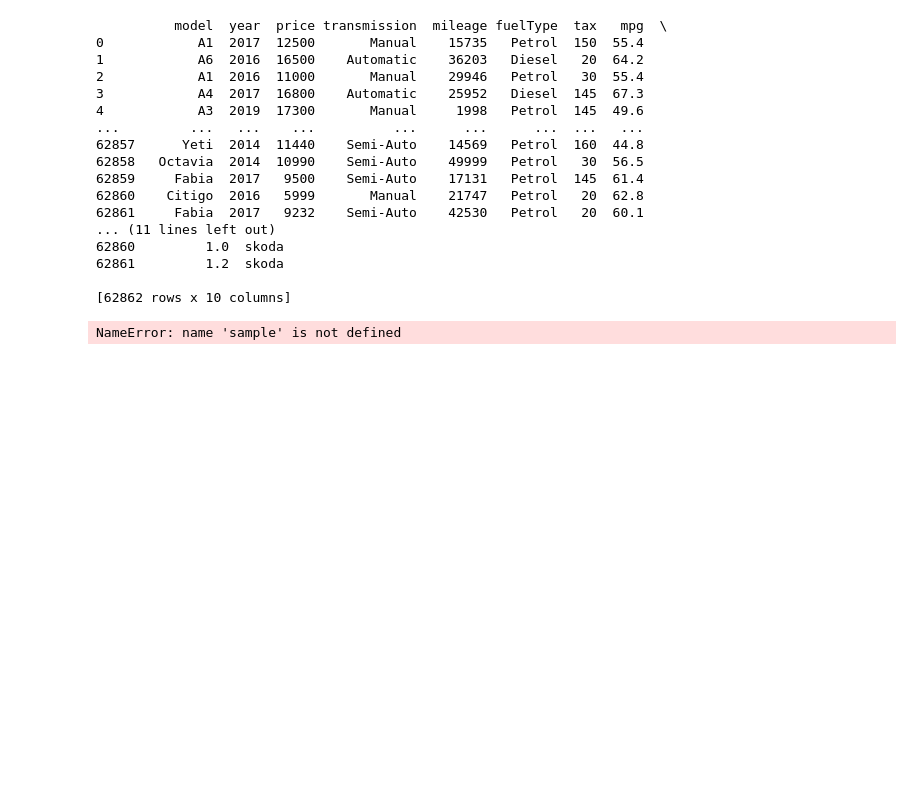
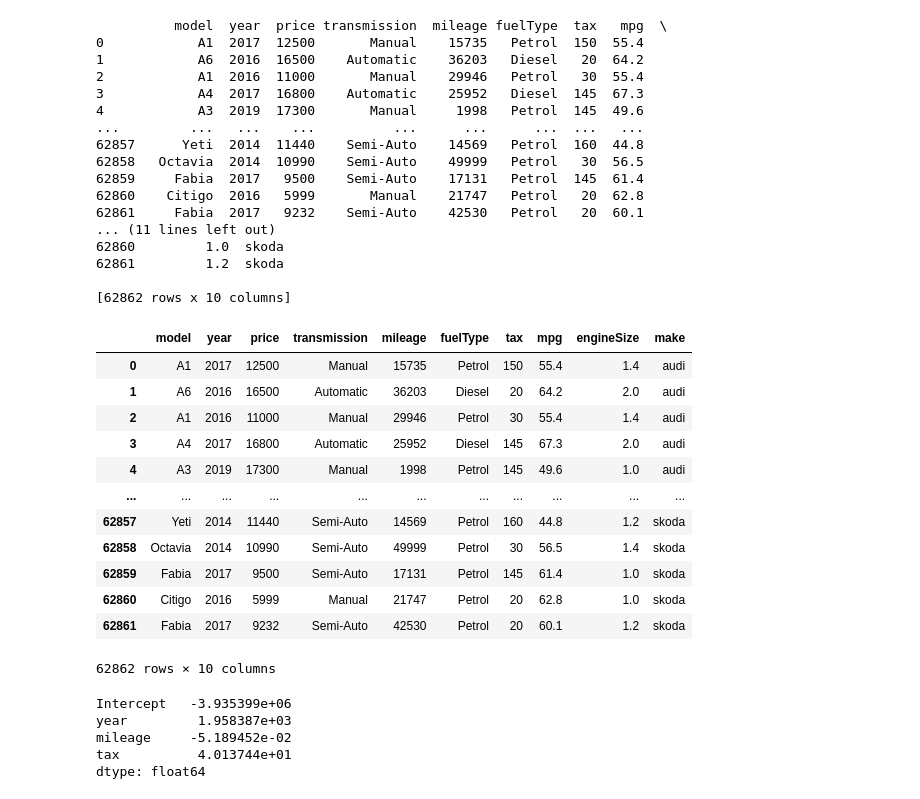
Before and after one commit to Daniel-Peacock/Used_car_Python_linear_regression, a Jupyter notebook: Used_car regression.ipynb, the cells around one changed output. Drawn from its saved outputs; the diff is of its cells as text; code cells hidden in the pictures; blank space fills up the shorter version.

```diff
--- a/Used_car regression.ipynb
+++ b/Used_car regression.ipynb
@@ -320,5 +322,37 @@ print(all_used)
 
 [62862 rows x 10 columns]
 # %%
+all_used
 # %% [output]
+|  | model | year | price | transmission | mileage | fuelType | tax | mpg | engineSize | make |
+| 0 | A1 | 2017 | 12500 | Manual | 15735 | Petrol | 150 | 55.4 | 1.4 | audi |
+| 1 | A6 | 2016 | 16500 | Automatic | 36203 | Diesel | 20 | 64.2 | 2.0 | audi |
+| 2 | A1 | 2016 | 11000 | Manual | 29946 | Petrol | 30 | 55.4 | 1.4 | audi |
+| 3 | A4 | 2017 | 16800 | Automatic | 25952 | Diesel | 145 | 67.3 | 2.0 | audi |
+| 4 | A3 | 2019 | 17300 | Manual | 1998 | Petrol | 145 | 49.6 | 1.0 | audi |
+| ... | ... | ... | ... | ... | ... | ... | ... | ... | ... | ... |
+| 62857 | Yeti | 2014 | 11440 | Semi-Auto | 14569 | Petrol | 160 | 44.8 | 1.2 | skoda |
+| 62858 | Octavia | 2014 | 10990 | Semi-Auto | 49999 | Petrol | 30 | 56.5 | 1.4 | skoda |
+| 62859 | Fabia | 2017 | 9500 | Semi-Auto | 17131 | Petrol | 145 | 61.4 | 1.0 | skoda |
+| 62860 | Citigo | 2016 | 5999 | Manual | 21747 | Petrol | 20 | 62.8 | 1.0 | skoda |
+| 62861 | Fabia | 2017 | 9232 | Semi-Auto | 42530 | Petrol | 20 | 60.1 | 1.2 | skoda |
-NameError: name 'sample' is not defined
+62862 rows × 10 columns
+# %%
+## Creating our initial general model for prediciting car prices based on the mileage, year and tax.
+## The goal is to create a accurate general model that will work on all cars. This may not be feasible or optimal so individual models based on the brand will be constructed later.
+
+# Import the ols function
+from  statsmodels.formula.api  import ols
+# Create the model object
+car_price = ols('price ~ year + mileage + tax', data=all_used)
+# Fit the model
+car_price = car_price.fit()
+
+# Print the parameters of the fitted model
+print(car_price.params)
+# %% [output]
+Intercept   -3.935399e+06
+year         1.958387e+03
+mileage     -5.189452e-02
+tax          4.013744e+01
+dtype: float64
```
Also changed, not shown: parts of 16 cells of this notebook.
